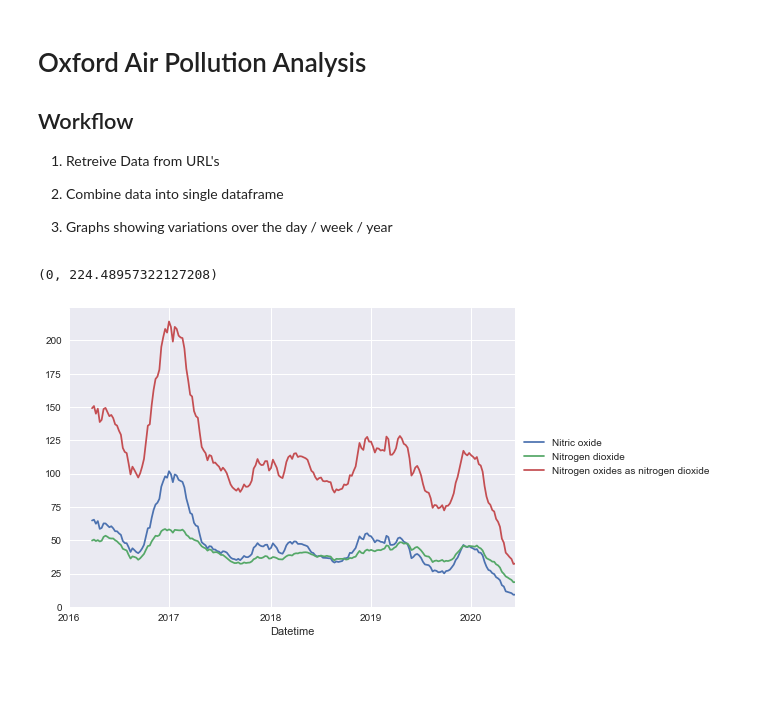
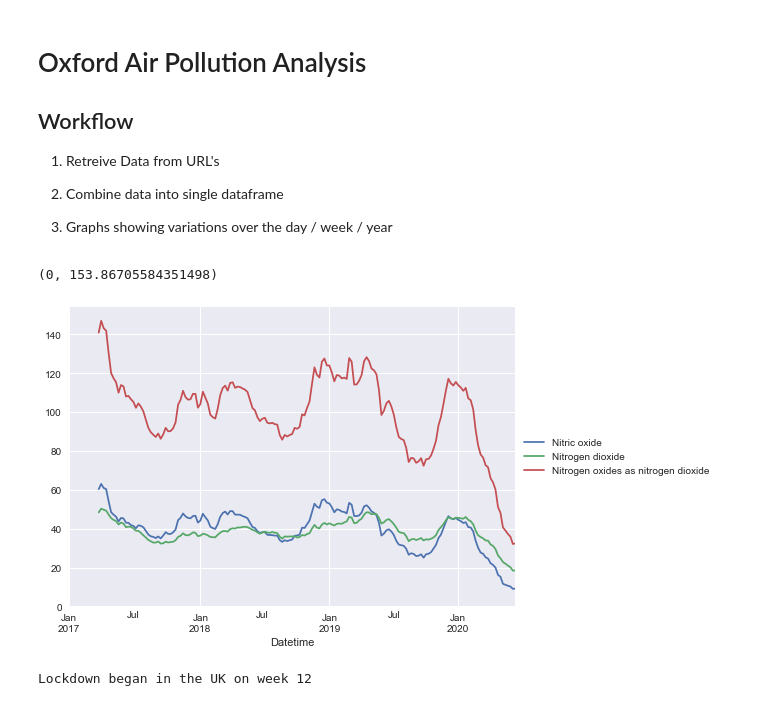
Before and after one commit to productivityboyz/Air-Pollution-Project, a Jupyter notebook: Oxford Analysis.ipynb, the cells around one changed output. Cells and saved outputs as stored; diff of their text form; code cells hidden in the pictures; blank space fills up the shorter version.

```diff
--- a/Oxford Analysis.ipynb
+++ b/Oxford Analysis.ipynb
@@ -26,11 +26,19 @@ data_2018 = clean_data('https://uk-air.defra.gov.uk/data_files/site_data/OX_2018
 data_2017 = clean_data('https://uk-air.defra.gov.uk/data_files/site_data/OX_2017.csv')
 data_2016 = clean_data('https://uk-air.defra.gov.uk/data_files/site_data/OX_2016.csv')
 # %%
-#concatenate all the years into a single dataset and plot the full timeline as a graph
-data_total = pd.concat([data_2020,data_2019,data_2018,data_2017,data_2016]) #create a merged dataset of all the yearly data combined
+#concatenate all the years into a single dataset and plot the full timeline as a rolling 13 week graph
+data_total = pd.concat([data_2020,data_2019,data_2018,data_2017]) #create a merged dataset of all the yearly data combined
 plot = data_total.resample('W').mean().rolling(13).mean().plot() #create a rolling average to remove spikes
 plt.legend(loc='center left',bbox_to_anchor=(1, 0.5)) #move the legend out of the plot
 plot.set_ylim(0,None)
 # %% [output]
-(0, 224.48957322127208)
+(0, 153.86705584351498)
-[figure, old version]
+[figure, new version]
+# %%
+#Create new variables to represent the lockdown date
+Lockdown = datetime.datetime(2020,3,17)
+print("Lockdown began in the UK on week " + Lockdown.strftime("%V"))
+data_total.loc[data_total.index<Lockdown,'Lockdown']="Pre-lockdown"
+data_total.loc[data_total.index>=Lockdown,'Lockdown']="Post-lockdown"
+# %% [output]
+Lockdown began in the UK on week 12
```
Also changed, not shown: parts of 9 cells of this notebook.
